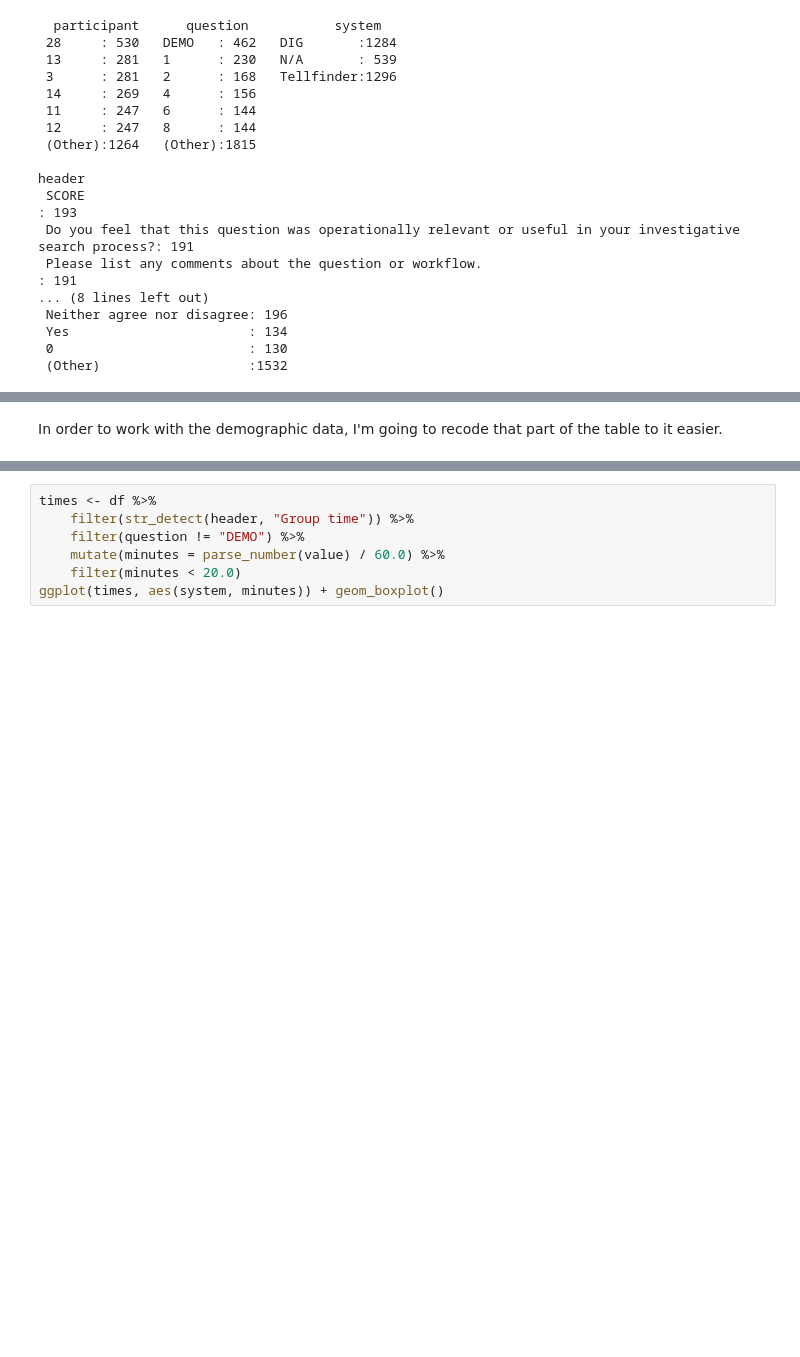
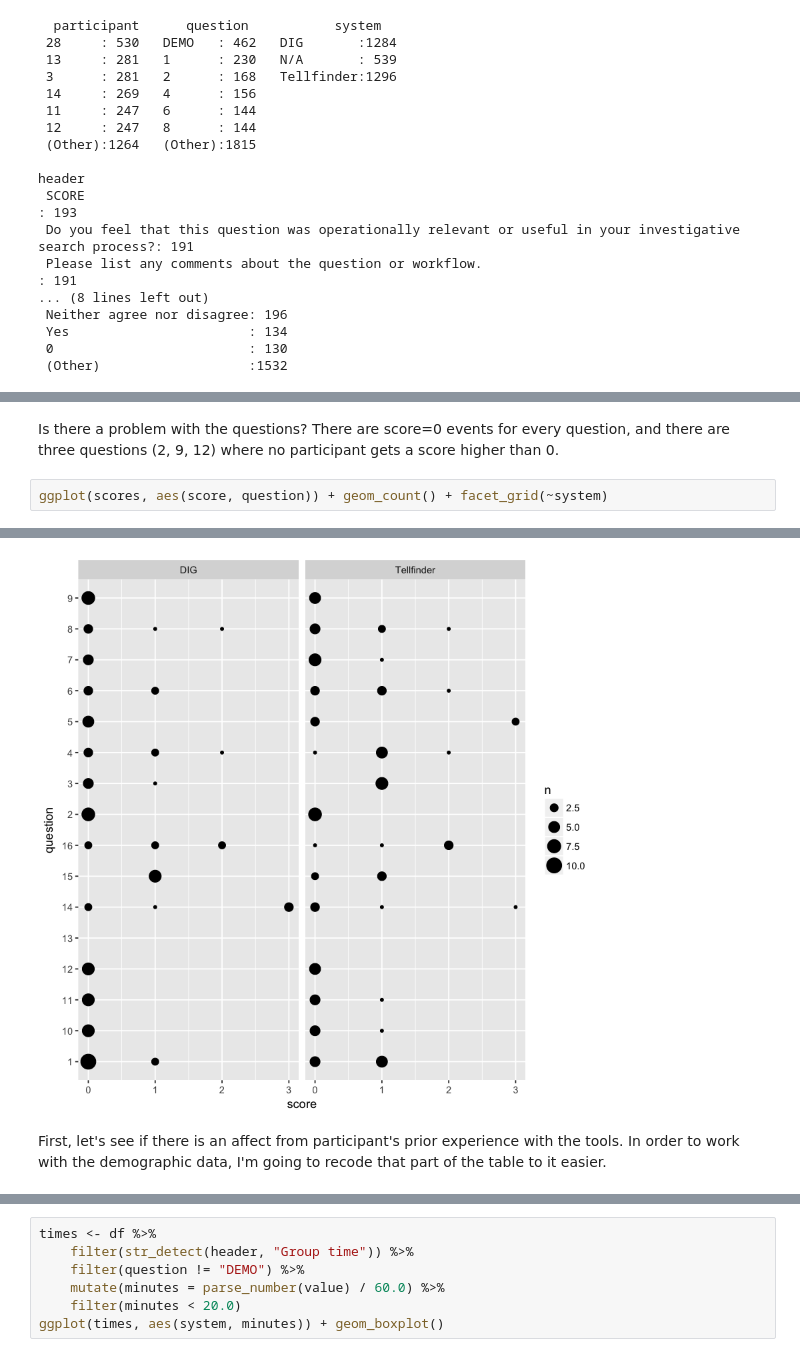
Before and after one commit to isoboroff/memex-hitl2, a Jupyter notebook: Data-analysis.ipynb, the cells around one changed output, grey strips where cells are left out. Cells and saved outputs as stored; diff of their text form; blank space fills up the shorter version.

```diff
--- a/Data-analysis.ipynb
+++ b/Data-analysis.ipynb
@@ -48,0 +61,5 @@ Warning message in evalq(as.integer(as.character(value)), <environment>):
+# %% [markdown]
+Is there a problem with the questions?  There are score=0 events for every question, and there are three questions (2, 9, 12) where no participant gets a score higher than 0.
+# %%
+ggplot(scores, aes(score, question)) + geom_count() + facet_grid(~system)
+# %% [output]
@@ -49,5 +68,6 @@ Warning message in evalq(as.integer(as.character(value)), <environment>):
+[figure, added]
 # %% [markdown]
-In order to work with the demographic data, I'm going to recode that part of the table to it easier.
+First, let's see if there is an affect from participant's prior experience with the tools.  In order to work with the demographic data, I'm going to recode that part of the table to it easier.
 # %%
 demog <- df %>% filter(question == 'DEMO') %>%
     mutate(header = fct_recode(header,
```
Also changed, not shown: parts of 15 cells of this notebook.
